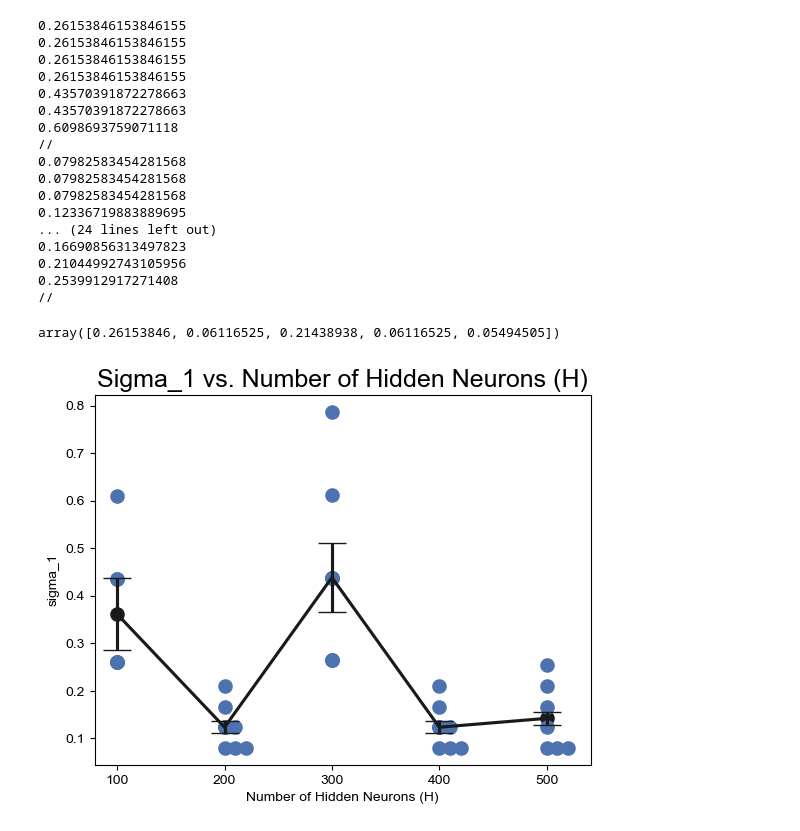
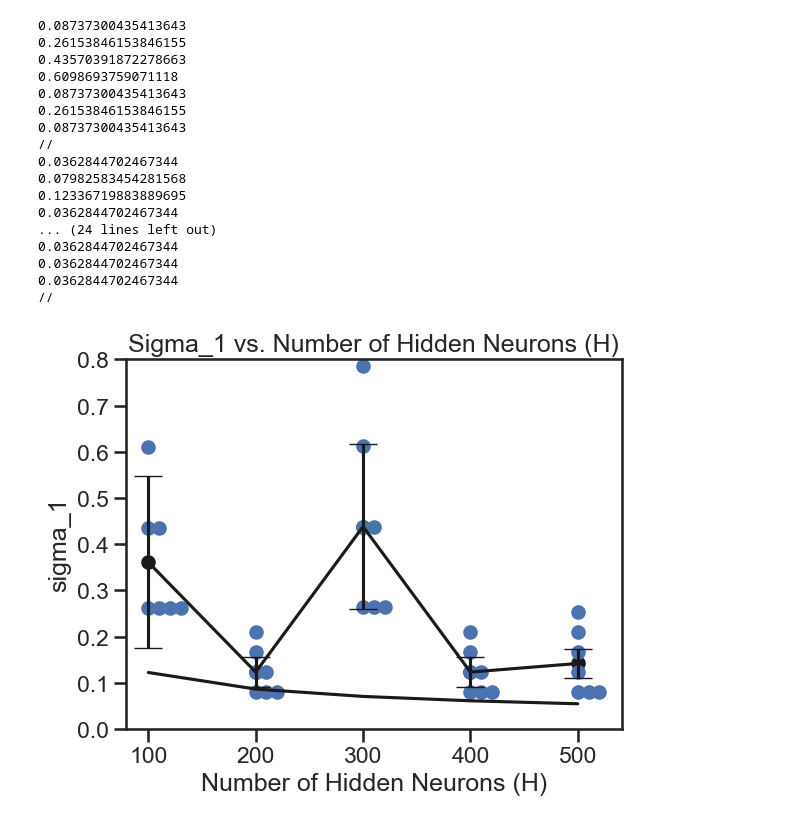
Before and after one commit to JoshuaSin4/Senior-Thesis, a Jupyter notebook: MNIST/Data/Graphing (0.001,0.4,0.06)/test.ipynb, the cells around one changed output. Cells and saved outputs as stored; diff of their text form; code cells hidden in the pictures.

```diff
--- a/MNIST/Data/Graphing (0.001,0.4,0.06)/test.ipynb
+++ b/MNIST/Data/Graphing (0.001,0.4,0.06)/test.ipynb
@@ -26,7 +26,7 @@ for sample in sample_list:
         N_all_seeds_w2 = np.append(N_all_seeds_w2, data_seed['w2'])
         #N_weights_w1 = np.append(N_weights_w1, data_seed['accuracy'])
         #N_weights_w2 = np.append(N_weights_w2, data_seed['accuracy'])
-        print(data_seed['w1'])
+        print(data_seed['w2'])
     print('//')
     N = np.append(N, data['N'])
     #N_w1 = np.append(N_w1, data['w1'])
@@ -35,22 +35,22 @@ for sample in sample_list:
     #N_std_dev_w2 = np.append(N_std_dev_w2, data['error_bar_w2'])
     #N_accuracy = np.append(N_accuracy, data['accuracy'])
 # %% [output]
-0.26153846153846155
-0.26153846153846155
-0.26153846153846155
+0.08737300435413643
 0.26153846153846155
 0.43570391872278663
-0.43570391872278663
 0.6098693759071118
+0.08737300435413643
+0.26153846153846155
+0.08737300435413643
 //
-0.07982583454281568
-0.07982583454281568
+0.0362844702467344
 0.07982583454281568
 0.12336719883889695
+0.0362844702467344
 ... (24 lines left out)
-0.16690856313497823
-0.21044992743105956
-0.2539912917271408
+0.0362844702467344
+0.0362844702467344
+0.0362844702467344
 //
 # %%
 
@@ -60,47 +60,63 @@ N_seed_w2 = N_all_seeds_w2.reshape(5,7)
 #N_weights_w2=  N_weights_w2.reshape(5,7)
 # %%
 N_mean_w1 = np.mean(N_seed_w1, axis=1)
-N_std_w1 = np.std(N_seed_w2, axis=1)/np.sqrt(6)
+N_std_w1 = np.std(N_seed_w2, axis=1)
 N_mean_w2 = np.mean(N_seed_w2, axis=1)
-N_std_w2 = np.std(N_seed_w2, axis=1)/np.sqrt(6)
+N_std_w2 = np.std(N_seed_w2, axis=1)
-# %%
-N_mean_w2
-# %% [output]
-array([0.26153846, 0.06116525, 0.21438938, 0.06116525, 0.05494505])
 # %%
 fig, ax = plt.subplots()
 import seaborn as sns
 
 sns.set(style='ticks', context='talk')
 ax.scatter(N, N_mean_w1, color="k")
 for (i,element) in enumerate(N_seed_w1):
     count1 = 0
     count2 = 0
     count3 = 0
     count4 = 0
+    count5 = 0
+    count6 = 0
+    count7 = 0
+    count8 = 0
+    count9 = 0
+    count10=0
     for number in element:
         if number == 0.07982583454281568:
             ax.scatter(x=N[i]+count1,y= number, color='b')
             count1 += 10
         elif number == 0.16690856313497823:
             ax.scatter(x=N[i]+count2,y= number, color='b')
             count2 += 10
         elif number == 0.12336719883889695:
             ax.scatter(x=N[i]+count3,y= number, color='b')
             count3 += 10
         elif number == 0.0362844702467344:
             ax.scatter(x=N[i]+count4,y= number, color='b')
             count4 += 10
+        elif number == 0.26153846153846155:
+            ax.scatter(x=N[i]+count5,y= number, color='b')
+            count5 += 10
+        elif number == 0.43570391872278663:
+            ax.scatter(x=N[i]+count6,y= number, color='b')
+            count6 += 10
+        elif number ==    0.2641509433962264:
+            ax.scatter(x=N[i]+count7,y= number, color='b')
+            count7 += 10
+        elif number == 0.43831640058055155:
+            ax.scatter(x=N[i]+count8,y= number, color='b')
+            count8 += 10
         else:
             ax.scatter(x=N[i], y=number, color='b')
 
+ax.plot(N, np.sqrt(6)/(np.sqrt(N)+np.sqrt(N)), color = "k")
 ax.errorbar(N, N_mean_w1, N_std_w1, capsize = 10.0, color= "k")
 ax.set_xlabel("Number of Hidden Neurons (H)")
 ax.set_ylabel("sigma_1")
+ax.set_ylim(0,0.8)
 ax.set_title("Sigma_1 vs. Number of Hidden Neurons (H)")
 fig.savefig("test_W1_vs_N.png", bbox_inches = 'tight')
 # %% [output]
-[figure, old version]
+[figure, new version]
 # %%
 fig2, ax2 = plt.subplots()
 ax2.scatter(N, N_mean_w2, color="k")
```
Also changed, not shown: parts of 1 cell of this notebook, 4 other files.
